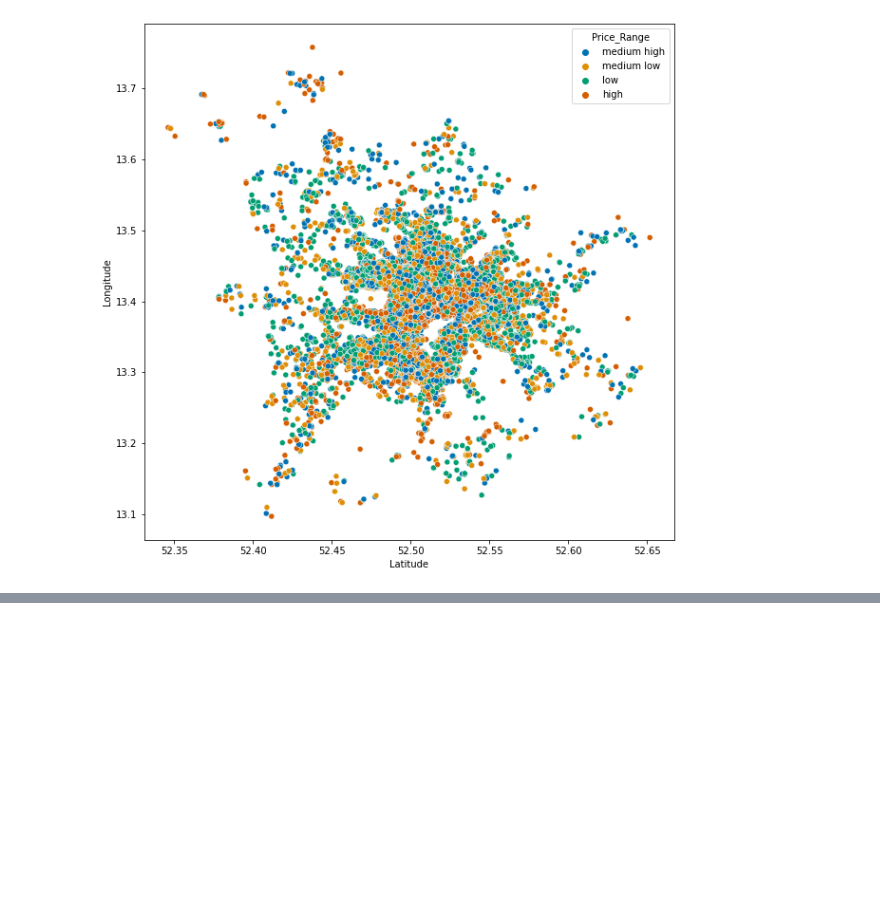
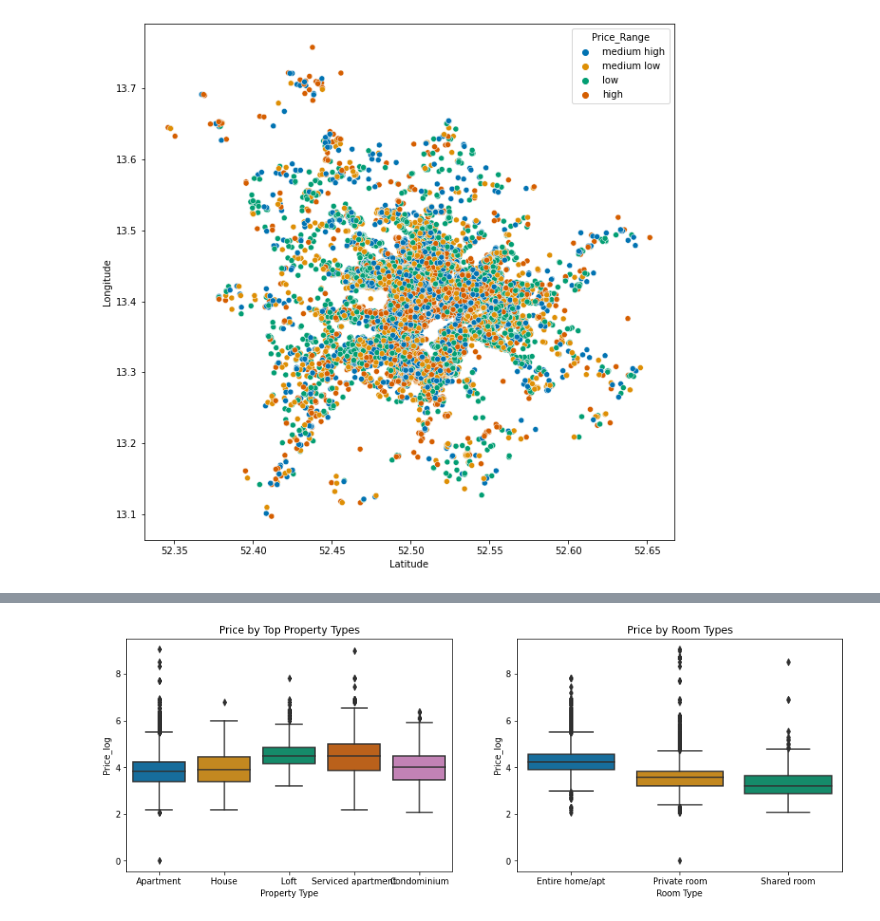
Before and after one commit to JulGras/Airbnb, a Jupyter notebook: Airbnb_Berlin.ipynb, the cells around one changed output, grey strips where cells are left out. Saved outputs shown, nothing was run; the diff lists cells and outputs as text; code cells hidden in the pictures; blank space fills up the shorter version.

```diff
--- a/Airbnb_Berlin.ipynb
+++ b/Airbnb_Berlin.ipynb
@@ -296,0 +323,11 @@ plt.show()
+# %%
+# get top 5 property types
+prop_val_counts = df['Property Type'].value_counts()
+prop_top_5 = list(prop_val_counts[:5].index)
+
+fig, axes = plt.subplots(1,2, figsize=(15,5))
+sns.boxplot(data=df[df['Property Type'].isin(prop_top_5)], x='Property Type', y='Price_log', ax=axes[0]).set(title='Price by Top Property Types')
+sns.boxplot(data=df, x='Room Type', y='Price_log', ax=axes[1]).set(title='Price by Room Types')
+plt.show()
+# %% [output]
+[figure, added]
```
Also changed, not shown: parts of 11 cells of this notebook.
